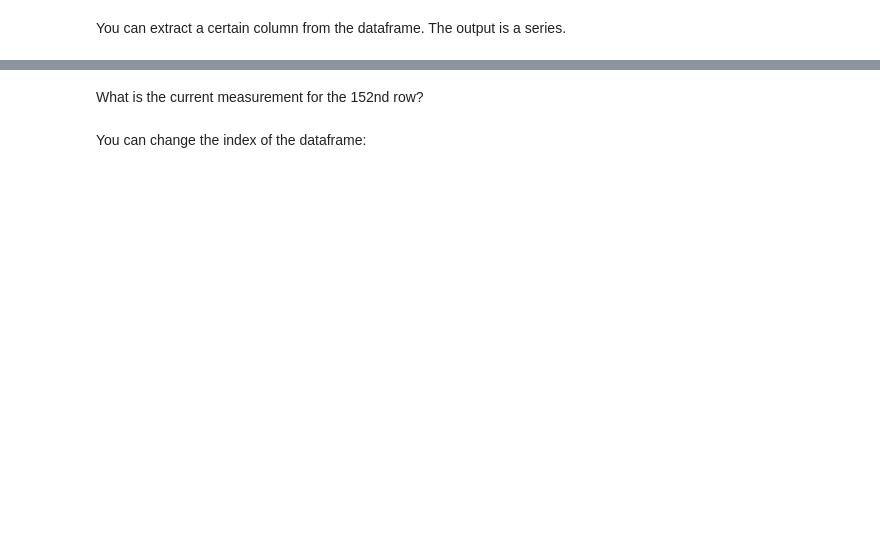
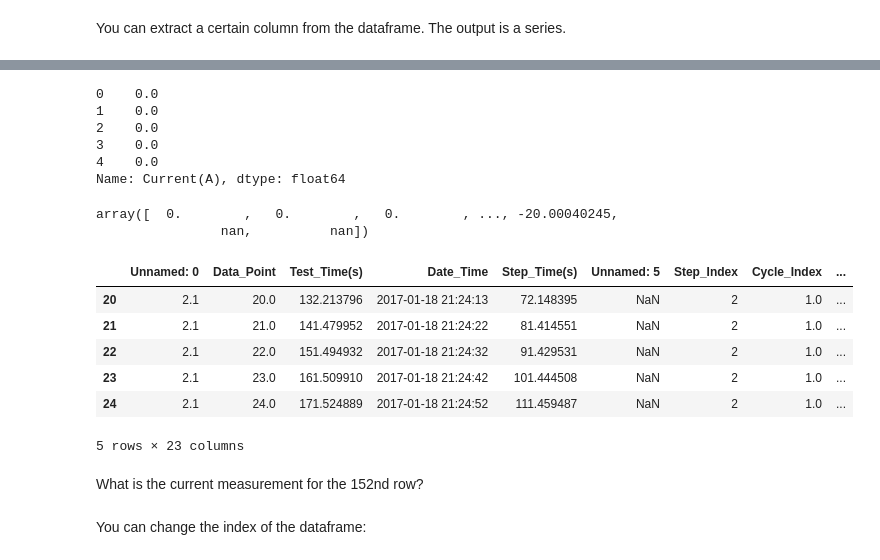
Before and after one commit to ECSHackWeek/ECSHackWeek_Dallas, a Jupyter notebook: tutorials/Pandas.ipynb, the cells around one changed output, grey strips where cells are left out. Drawn from its saved outputs; the diff is of its cells as text; code cells hidden in the pictures; blank space fills up the shorter version.

```diff
--- a/tutorials/Pandas.ipynb
+++ b/tutorials/Pandas.ipynb
@@ -70,7 +98,7 @@ The data is from Sandia National Labs: https://www.sandia.gov/energystoragesafet
 # %% [markdown]
 First, import the file.
 # %%
-data = pd.read_excel('data/LFP_1_25C_Reg.xls', sheet_name = 'Channel_1-001')
+data = pd.read_excel('data/LFP_1_25C_Reg.xls', sheet_name = 1)
 # %% [markdown]
 `data.head()` and `data.tail()` allow you to see the beginning and end of the dataframe respectively. The automatic output is 5 rows. Place a number in the pararentheses to change the number of rows.
 # %%
@@ -100,4 +218,14 @@ data['Current(A)']
 # %%
 data['Current(A)'].head()
+# %% [output]
+0    0.0
+1    0.0
+2    0.0
+3    0.0
+4    0.0
+Name: Current(A), dtype: float64
 # %%
 data['Current(A)'].values
+# %% [output]
+array([  0.        ,   0.        ,   0.        , ..., -20.00040245,
+                nan,          nan])
@@ -106,3 +232,13 @@ data[1:10]
+# %%
+data[20:25]
+# %% [output]
+|  | Unnamed: 0 | Data_Point | Test_Time(s) | Date_Time | Step_Time(s) | Unnamed: 5 | Step_Index | Cycle_Index | ... |
+| 20 | 2.1 | 20.0 | 132.213796 | 2017-01-18 21:24:13 | 72.148395 | NaN | 2 | 1.0 | ... |
+| 21 | 2.1 | 21.0 | 141.479952 | 2017-01-18 21:24:22 | 81.414551 | NaN | 2 | 1.0 | ... |
+| 22 | 2.1 | 22.0 | 151.494932 | 2017-01-18 21:24:32 | 91.429531 | NaN | 2 | 1.0 | ... |
+| 23 | 2.1 | 23.0 | 161.509910 | 2017-01-18 21:24:42 | 101.444508 | NaN | 2 | 1.0 | ... |
+| 24 | 2.1 | 24.0 | 171.524889 | 2017-01-18 21:24:52 | 111.459487 | NaN | 2 | 1.0 | ... |
+5 rows × 23 columns
 # %% [markdown]
 What is the current measurement for the 152nd row?
 # %% [markdown]
```
Also changed, not shown: parts of 27 cells of this notebook.
